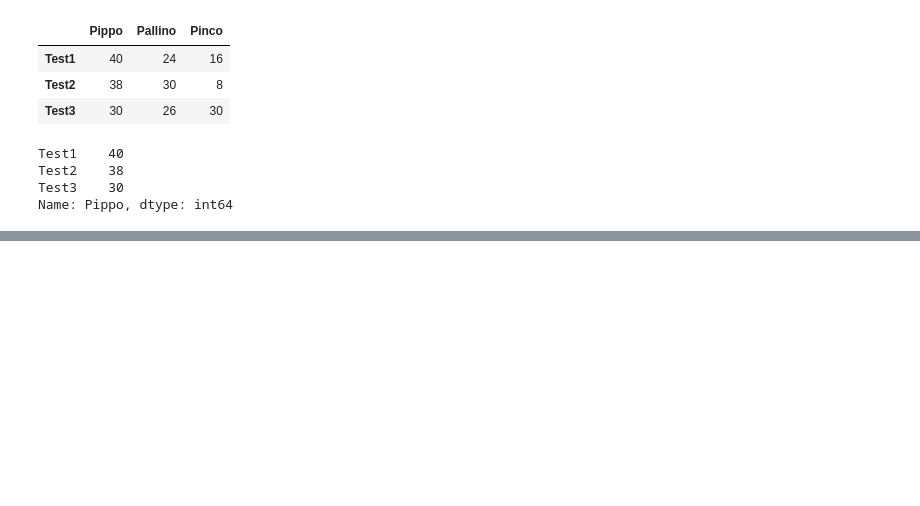
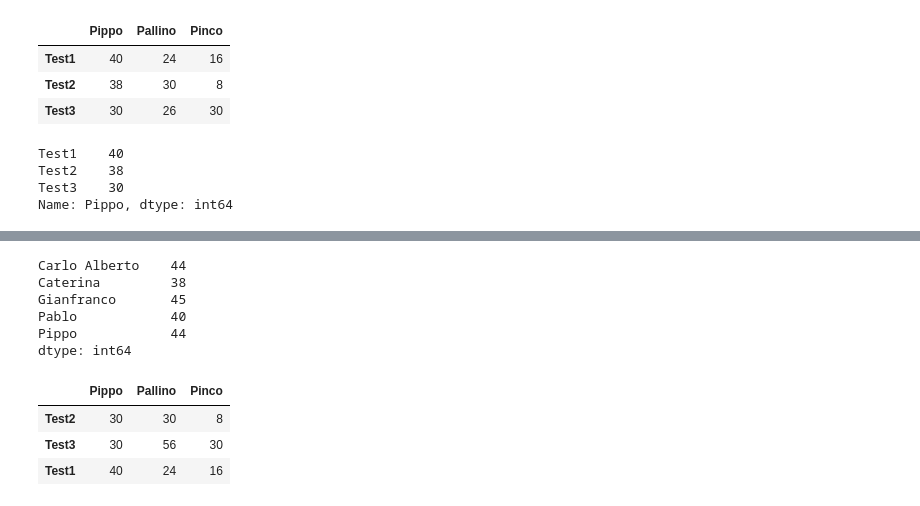
Before and after one commit to SGiuri/ML_PD-2122, a Jupyter notebook: ML_PD-01-IntroduzioneAllaDataScience/ML_PD-ds06-Pandas.ipynb, the cells around one changed output, grey strips where cells are left out. Cells and saved outputs as stored; diff of their text form; code cells hidden in the pictures; blank space fills up the shorter version.

```diff
--- a/ML_PD-01-IntroduzioneAllaDataScience/ML_PD-ds06-Pandas.ipynb
+++ b/ML_PD-01-IntroduzioneAllaDataScience/ML_PD-ds06-Pandas.ipynb
@@ -209,0 +341,21 @@ Name: Pippo, dtype: int64
+# %%
+numeri_di_scarpe.sort_index()
+# %% [output]
+Carlo Alberto    44
+Caterina         38
+Gianfranco       45
+Pablo            40
+Pippo            44
+dtype: int64
+# %%
+voti = pd.DataFrame({"Pippo" : [40,30,30],
+                     "Pallino": [24,30,56],
+                     "Pinco": [16,8,30]},
+                    index = ['Test1', 'Test2', 'Test3'])
+voti
+voti.sort_values(by=["Pippo", "Pallino"])
+# %% [output]
+|  | Pippo | Pallino | Pinco |
+| Test2 | 30 | 30 | 8 |
+| Test3 | 30 | 56 | 30 |
+| Test1 | 40 | 24 | 16 |
```
Also changed, not shown: parts of 37 cells of this notebook, 1 other file.
